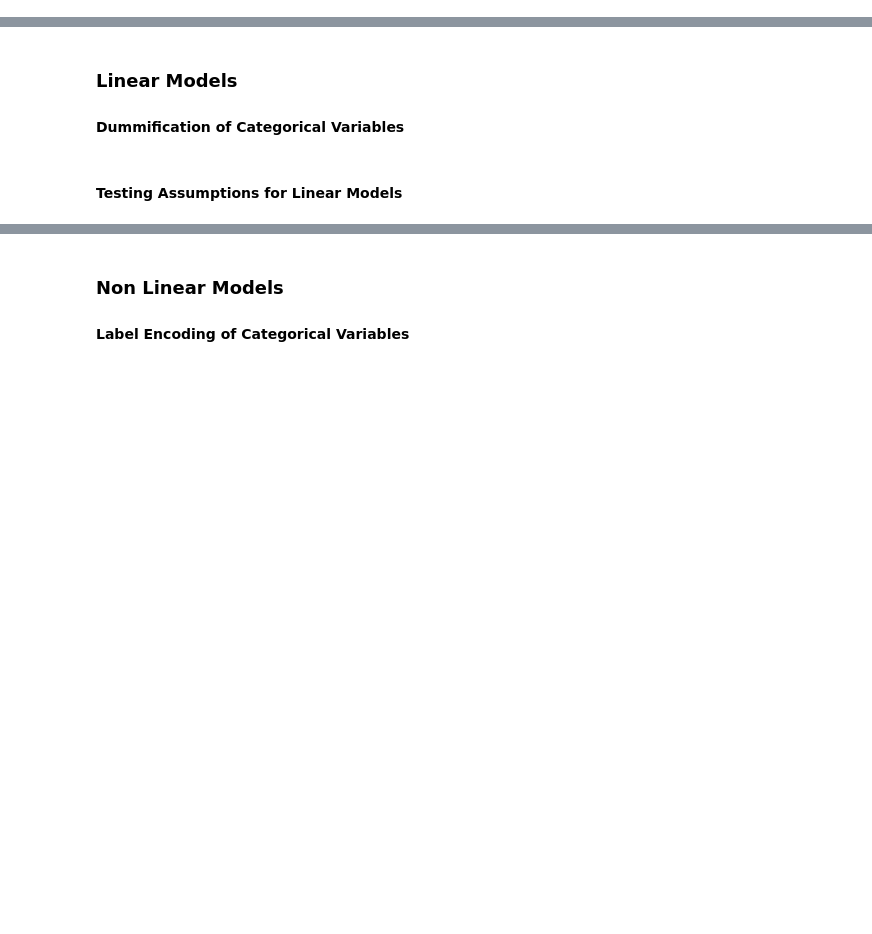
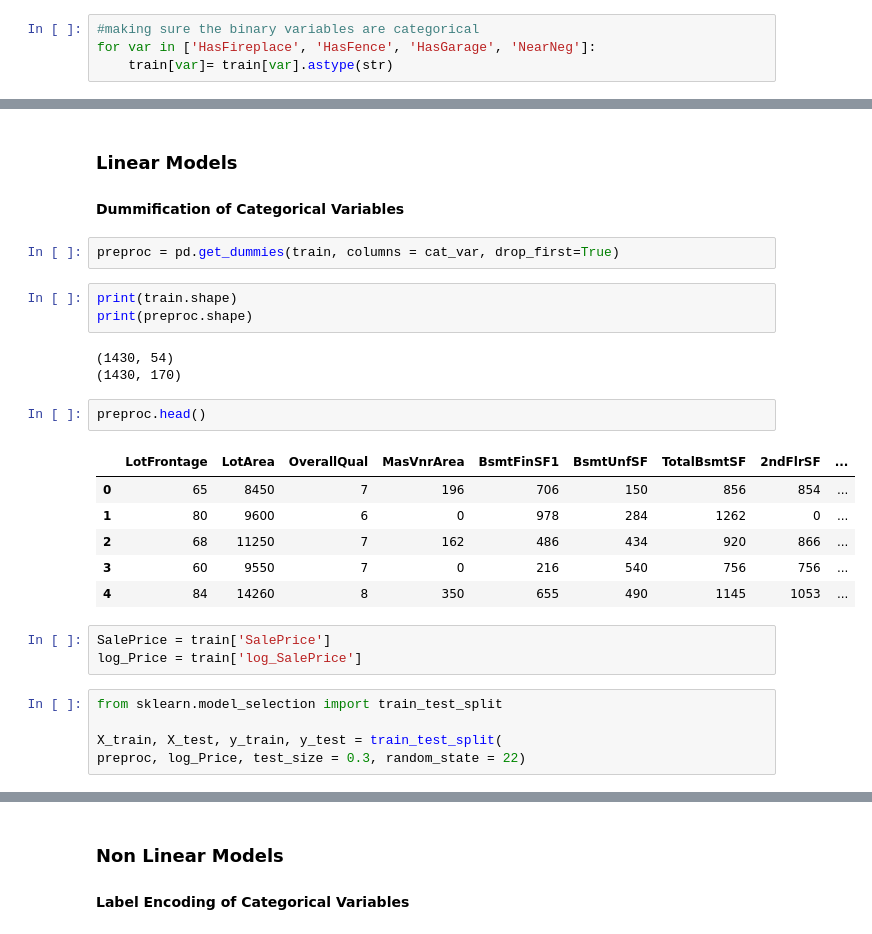
Before and after one commit to aditimayareddy/ameshousing, a Jupyter notebook: II. Feature Selection & Preprocessing.ipynb, the cells around one changed output, grey strips where cells are left out. Saved outputs shown, nothing was run; the diff lists cells and outputs as text; blank space fills up the shorter version.

```diff
--- a/II. Feature Selection & Preprocessing.ipynb
+++ b/II. Feature Selection & Preprocessing.ipynb
@@ -523,3 +97,7 @@ plt.show()
+# %%
+#making sure the binary variables are categorical
+for var in ['HasFireplace', 'HasFence', 'HasGarage', 'NearNeg']:
+    train[var]= train[var].astype(str)
 # %% [markdown]
 <p><a name="PRE"></a></p>
 
@@ -527,5 +113,28 @@ plt.show()
 # %% [markdown]
 ### Linear Models
 #### Dummification of Categorical Variables
-# %% [markdown]
-#### Testing Assumptions for Linear Models
+# %%
+preproc = pd.get_dummies(train, columns = cat_var, drop_first=True)
+# %%
+print(train.shape)
+print(preproc.shape)
+# %% [output]
+(1430, 54)
+(1430, 170)
+# %%
+preproc.head()
+# %% [output]
+|  | LotFrontage | LotArea | OverallQual | MasVnrArea | BsmtFinSF1 | BsmtUnfSF | TotalBsmtSF | 2ndFlrSF | ... |
+| 0 | 65 | 8450 | 7 | 196 | 706 | 150 | 856 | 854 | ... |
+| 1 | 80 | 9600 | 6 | 0 | 978 | 284 | 1262 | 0 | ... |
+| 2 | 68 | 11250 | 7 | 162 | 486 | 434 | 920 | 866 | ... |
+| 3 | 60 | 9550 | 7 | 0 | 216 | 540 | 756 | 756 | ... |
+| 4 | 84 | 14260 | 8 | 350 | 655 | 490 | 1145 | 1053 | ... |
+# %%
+SalePrice = train['SalePrice']
+log_Price = train['log_SalePrice']
+# %%
+from sklearn.model_selection import train_test_split
+
+X_train, X_test, y_train, y_test = train_test_split(
+preproc, log_Price, test_size = 0.3, random_state = 22)
```
Also changed, not shown: parts of 95 cells of this notebook, 2 other files.
